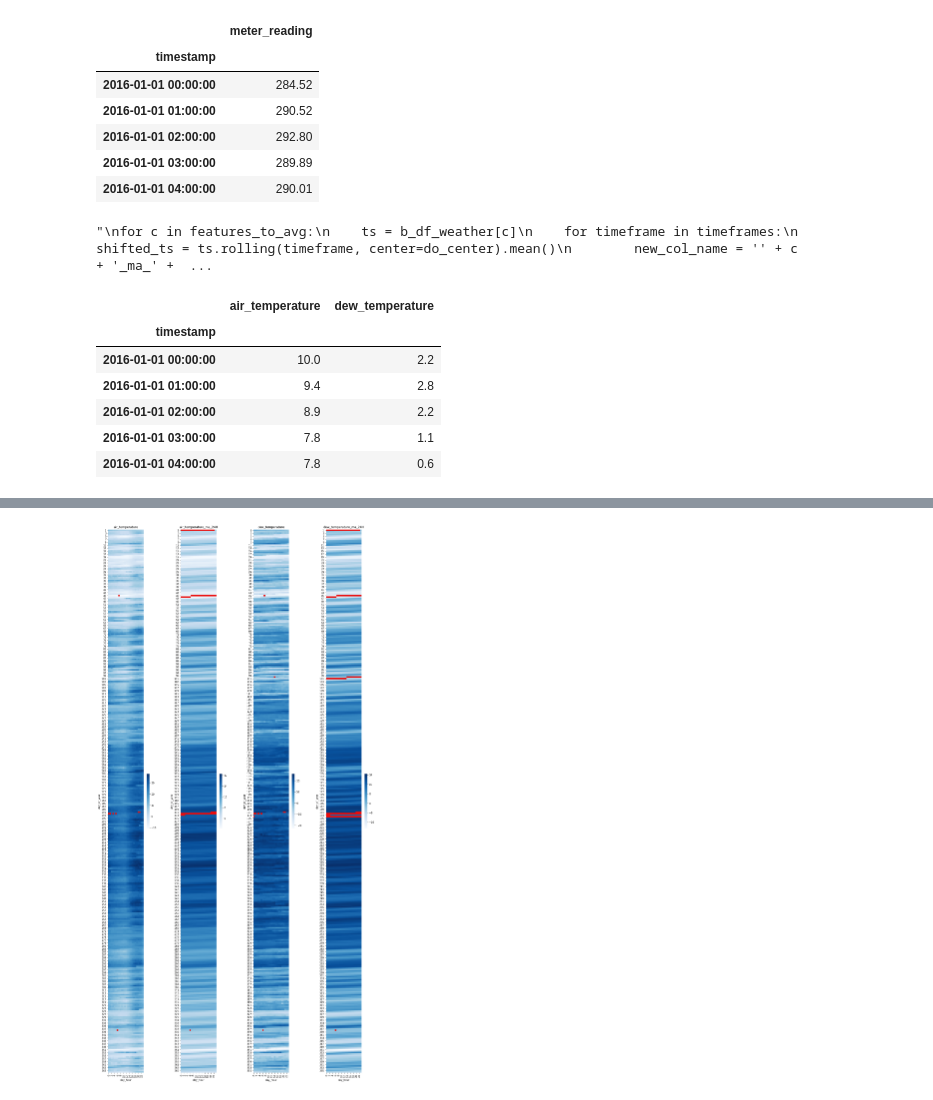
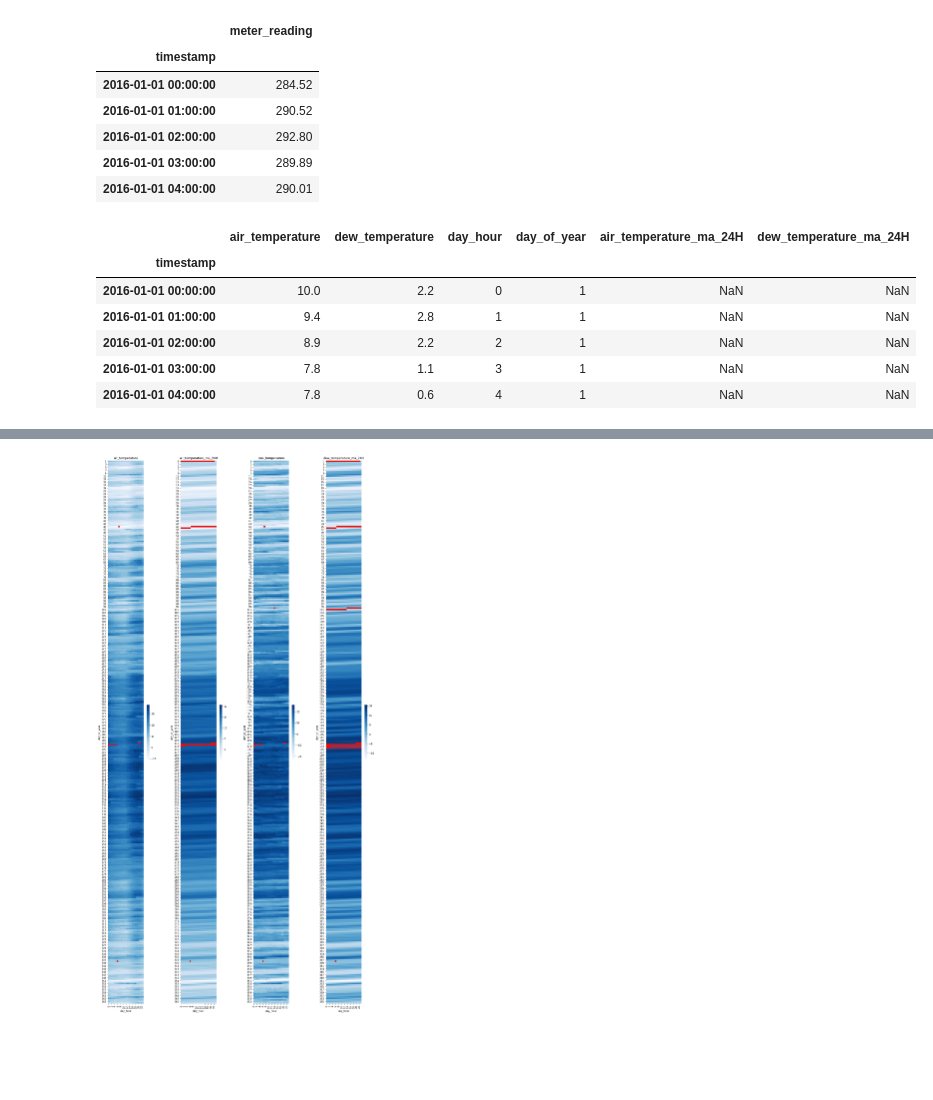
Before and after one commit to edouardArgenson/ASHRAE_great_energy_predictor, a Jupyter notebook: notebooks/building_493/meter_0/visualize_benchmark_missing_data.ipynb, the cells around one changed output, grey strips where cells are left out. Cells and saved outputs as stored; diff of their text form; code cells hidden in the pictures; blank space fills up the shorter version.

```diff
--- a/notebooks/building_493/meter_0/visualize_benchmark_missing_data.ipynb
+++ b/notebooks/building_493/meter_0/visualize_benchmark_missing_data.ipynb
@@ -150,45 +150,40 @@ b_df_meters.head()
 # Loads weather data
 raw_df_weather = pd.read_csv(data_folder_path + 'weather_train.csv',
                  parse_dates=['timestamp'], index_col=['site_id', 'timestamp'])
 
 b_df_weather = raw_df_weather.loc[(this_site,)]
 
 # keep only air_temperature and dew_temperature
 b_df_weather.drop(
     ['precip_depth_1_hr', 'sea_level_pressure', 'wind_direction', 'wind_speed', 'cloud_coverage'],
     axis=1,
     inplace=True
 )
 
 # Build time features
-#b_df_weather['day_hour'] = b_df_weather.index.to_series().dt.hour
-#b_df_weather['day_of_year'] = b_df_weather.index.to_series().dt.dayofyear
+b_df_weather['day_hour'] = b_df_weather.index.to_series().dt.hour
+b_df_weather['day_of_year'] = b_df_weather.index.to_series().dt.dayofyear
 
 # Builds averaged weather features.
 
 timeframes = [24]
 features_to_avg = ['air_temperature', 'dew_temperature']
 do_center = False
 
-"""
+
 for c in features_to_avg:
     ts = b_df_weather[c]
     for timeframe in timeframes:
         shifted_ts = ts.rolling(timeframe, center=do_center).mean()
         new_col_name = '' + c + '_ma_' + str(timeframe) + 'H'
         b_df_weather[new_col_name] = shifted_ts
 
 b_df_weather.head()
-"""
 # %% [output]
-"\nfor c in features_to_avg:\n    ts = b_df_weather[c]\n    for timeframe in timeframes:\n        shifted_ts = ts.rolling(timeframe, center=do_center).mean()\n        new_col_name = '' + c + '_ma_' +  ...
+|  | air_temperature | dew_temperature | day_hour | day_of_year | air_temperature_ma_24H | dew_temperature_ma_24H |
+| timestamp |  |  |  |  |  |  |
+| 2016-01-01 00:00:00 | 10.0 | 2.2 | 0 | 1 | NaN | NaN |
+| 2016-01-01 01:00:00 | 9.4 | 2.8 | 1 | 1 | NaN | NaN |
+| 2016-01-01 02:00:00 | 8.9 | 2.2 | 2 | 1 | NaN | NaN |
+| 2016-01-01 03:00:00 | 7.8 | 1.1 | 3 | 1 | NaN | NaN |
+| 2016-01-01 04:00:00 | 7.8 | 0.6 | 4 | 1 | NaN | NaN |
-# %%
-b_df_weather.head()
-# %% [output]
-|  | air_temperature | dew_temperature |
-| timestamp |  |  |
-| 2016-01-01 00:00:00 | 10.0 | 2.2 |
-| 2016-01-01 01:00:00 | 9.4 | 2.8 |
-| 2016-01-01 02:00:00 | 8.9 | 2.2 |
-| 2016-01-01 03:00:00 | 7.8 | 1.1 |
-| 2016-01-01 04:00:00 | 7.8 | 0.6 |
```
Also changed, not shown: parts of 14 cells of this notebook.
